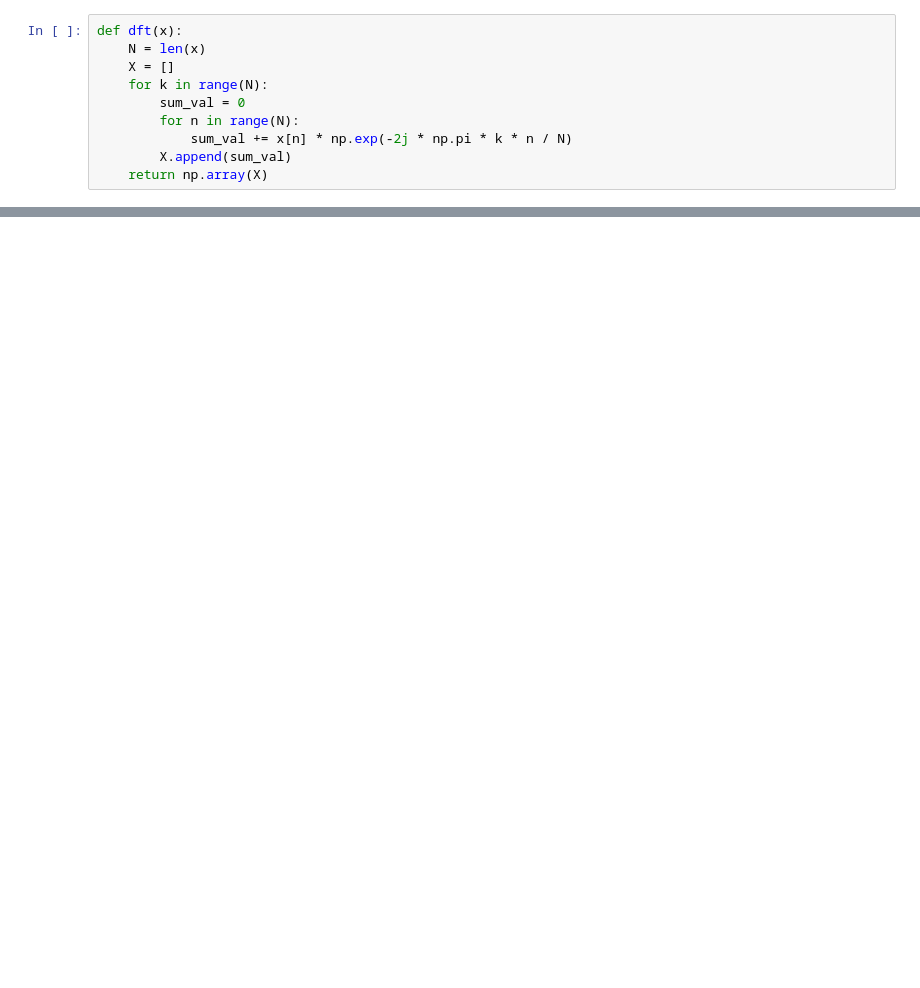
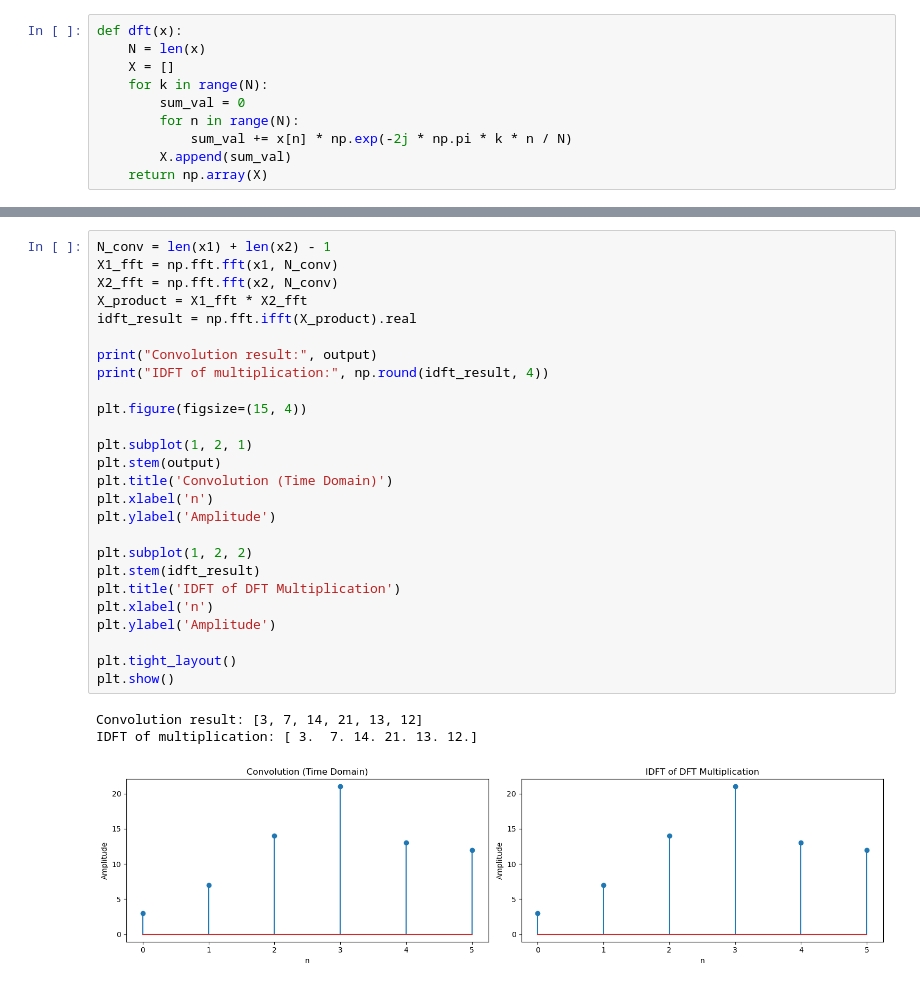
Before and after one commit to mdshiblinoman/Digital-Signal-Processing-Lab, a Jupyter notebook: dspLab.ipynb, the cells around one changed output, grey strips where cells are left out. Drawn from its saved outputs; the diff is of its cells as text; blank space fills up the shorter version.

```diff
--- a/dspLab.ipynb
+++ b/dspLab.ipynb
@@ -101,0 +102,30 @@ plt.show()
+# %%
+N_conv = len(x1) + len(x2) - 1
+X1_fft = np.fft.fft(x1, N_conv)
+X2_fft = np.fft.fft(x2, N_conv)
+X_product = X1_fft * X2_fft
+idft_result = np.fft.ifft(X_product).real
+
+print("Convolution result:", output)
+print("IDFT of multiplication:", np.round(idft_result, 4))
+
+plt.figure(figsize=(15, 4))
+
+plt.subplot(1, 2, 1)
+plt.stem(output)
+plt.title('Convolution (Time Domain)')
+plt.xlabel('n')
+plt.ylabel('Amplitude')
+
+plt.subplot(1, 2, 2)
+plt.stem(idft_result)
+plt.title('IDFT of DFT Multiplication')
+plt.xlabel('n')
+plt.ylabel('Amplitude')
+
+plt.tight_layout()
+plt.show()
+# %% [output]
+Convolution result: [3, 7, 14, 21, 13, 12]
+IDFT of multiplication: [ 3.  7. 14. 21. 13. 12.]
+[figure, added]
```
Also changed, not shown: parts of 3 cells of this notebook.
